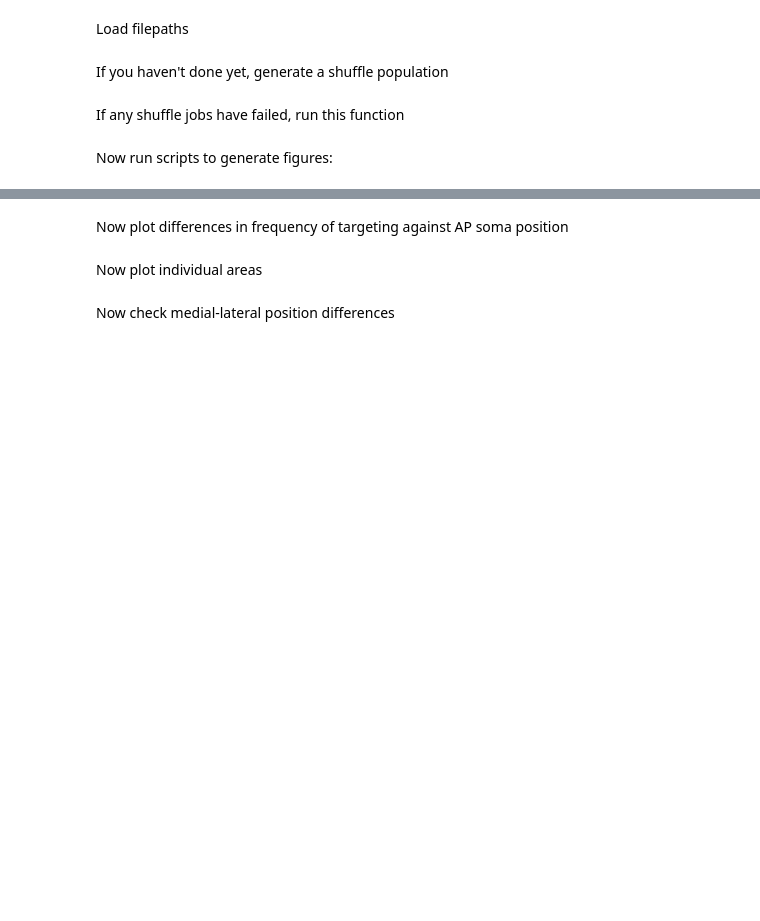
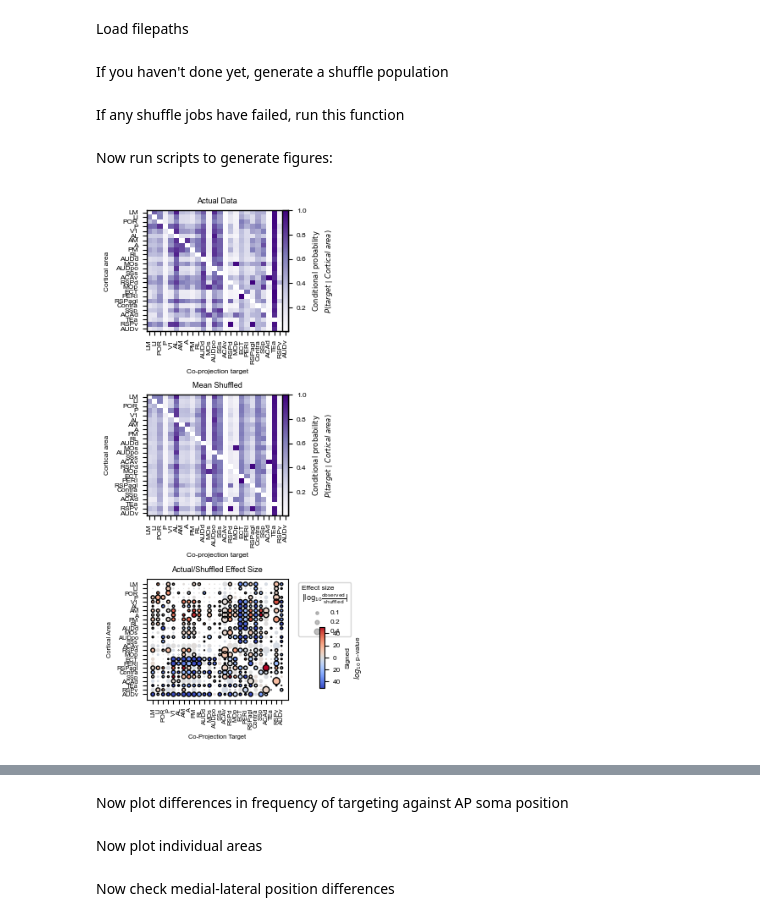
Before and after one commit to znamlab/MAPseq_processing, a Jupyter notebook: final_processing/fig2_shuff_vs_actual_motifs_updated_8.ipynb, the cells around one changed output, grey strips where cells are left out. Drawn from its saved outputs; the diff is of its cells as text; code cells hidden in the pictures; blank space fills up the shorter version.

```diff
--- a/final_processing/fig2_shuff_vs_actual_motifs_updated_8.ipynb
+++ b/final_processing/fig2_shuff_vs_actual_motifs_updated_8.ipynb
@@ -160,7 +160,7 @@ if analysis_type != 'main':
 else:
     actual_data = conditional_probability_dict['area_is_main']
 
-combined_dif = actual_data - conditional_probability_dict[f'shuff_{analysis_type}']
+#combined_dif = actual_data - conditional_probability_dict[f'shuff_{analysis_type}']
 
 dfs = [actual_data, conditional_probability_dict[f'shuff_{analysis_type}']]
 
@@ -210,11 +210,11 @@ for number, title in enumerate(heatmap_titles):
 )
 
     #cbar.set_label(r'Conditional probability' '\n' r'$\mathit{P(target \mid Cortical\ area)}$', fontsize=font_size)
-bubble_data = fpf.convert_matrix_names(combined_dif.loc[all_cols])
+#bubble_data = fpf.convert_matrix_names(combined_dif.loc[all_cols])
 pval_df = fpf.convert_matrix_names(p_val_dict[f'all_columns'].loc[all_cols])
 
-df_plot = bubble_data.stack().reset_index()
-df_plot.columns = ["y_label", "x_label", "conditional_prob"]
+# df_plot = bubble_data.stack().reset_index()
+# df_plot.columns = ["y_label", "x_label", "conditional_prob"]
 df_plot["p_value"] = pval_df.stack().reset_index(drop=True)
 x_categories = bubble_data.columns
 y_categories = bubble_data.index
@@ -223,10 +223,15 @@ df_plot["x"] = pd.Categorical(df_plot["x_label"], categories=x_categories, order
 df_plot["y"] = pd.Categorical(df_plot["y_label"], categories=y_categories, ordered=True).codes
 
 size_scale = 60
-df_plot["bubble_size"] = df_plot["conditional_prob"].abs() * size_scale
+combined_dif = np.log10(actual_data / conditional_probability_dict[f'shuff_{analysis_type}'])
+combined_dif_converted = fpf.convert_matrix_names(combined_dif.loc[all_cols])
+combined_dif_converted_df_plot = combined_dif_converted.stack().reset_index()
+combined_dif_converted_df_plot.columns = ["y_label", "x_label", "subtracted_conditional_prob"]
+df_plot['subtracted_conditional_prob'] = combined_dif_converted_df_plot['subtracted_conditional_prob']
+df_plot["bubble_size"] = df_plot["subtracted_conditional_prob"].abs() * size_scale
 #df_plot["color_value"] = -np.log10(df_plot["p_value"].clip(lower=1e-50))
 df_plot["color_value"] = (
-        np.sign(df_plot["conditional_prob"]) *
+        np.sign(df_plot["subtracted_conditional_prob"]) *
         -np.log10(df_plot["p_value"].clip(lower=1e-50))
     )
 norm = TwoSlopeNorm(vmin=df_plot["color_value"].min(),
@@ -256,7 +261,7 @@ axs[2].set_xticklabels(x_categories, rotation=90, fontsize=font_size*0.9)
 axs[2].set_yticklabels(y_categories, fontsize=font_size*0.9)
 
 axs[2].invert_yaxis()
-axs[2].set_title('Actual Minus Mean Shuffled', size=font_size*1.1)
+axs[2].set_title('Actual/Shuffled Effect Size', size=font_size*1.1)
 axs[2].set_xlabel("Co-Projection Target", fontsize=font_size*0.9)
 axs[2].set_ylabel("Cortical Area", fontsize=font_size*0.9)
 legend_values = [0.1, 0.2, 0.4]
@@ -264,35 +269,37 @@ legend_handles = [
     axs[2].scatter([], [], s=val * size_scale, c="gray", alpha=0.5,
                    label=f'{val:.1f}') for val in legend_values
 ]
 
 axs[2].legend(
     handles=legend_handles,
-    title="Conditional Probability",
+    title="Effect size\n$|\log_{10}\\frac{\mathrm{observed}}{\mathrm{shuffled}}|$",
     loc="upper left",
     bbox_to_anchor=(1.05, 1),
     frameon=True,
     fontsize=font_size,
     title_fontsize=font_size,
 )
 cax = inset_axes(
     axs[2],
     width="4%",
     height="50%",
     bbox_to_anchor=(1.22,
                     -0.4,
                     1, 1),
     bbox_transform=axs[2].transAxes,
     loc="upper left",
     borderpad=0,
 )
 
 cbar = plt.colorbar(sc, cax=cax, orientation="vertical")
-cbar.set_label("-log10(p-value)", fontsize=font_size)
+cbar.set_label("Signed\n$log_{10}$ p-value", fontsize=font_size)
 cbar.ax.tick_params(labelsize=font_size)
 tick_locs = cbar.get_ticks()
 cbar.set_ticks(tick_locs)
 cbar.set_ticklabels([f"{int(abs(tick))}" for tick in tick_locs])
 fig.savefig(f"{saving_path}/supplementary/extended_fig_3d.svg", format="svg", bbox_inches='tight')
+# %% [output]
+[figure, added]
 # %%
 
 analysis_type = 'cubelet'
```
Also changed, not shown: parts of 3 cells of this notebook.
